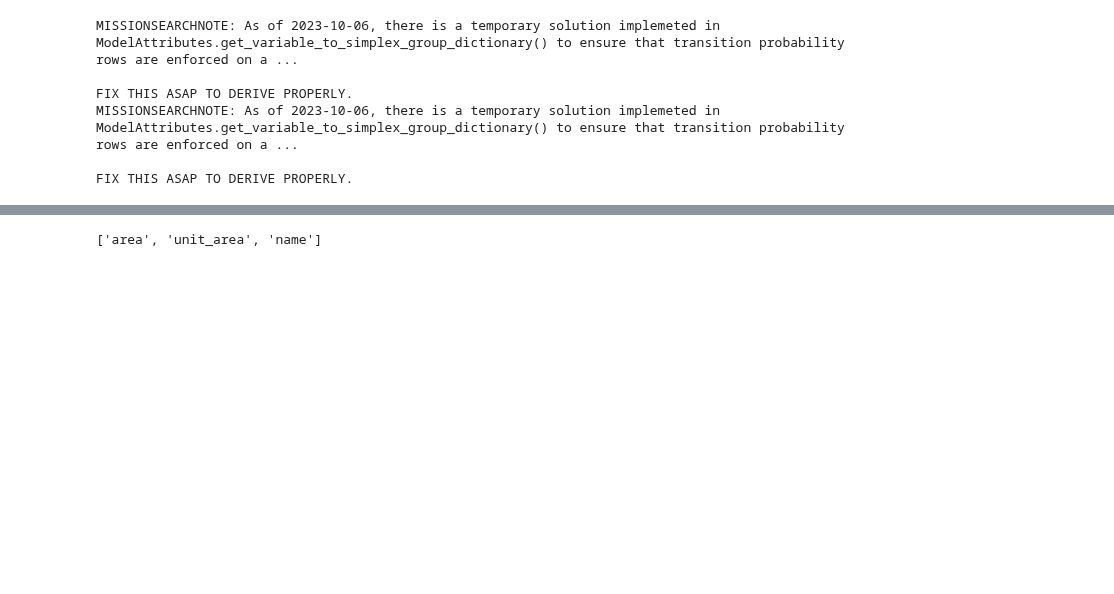
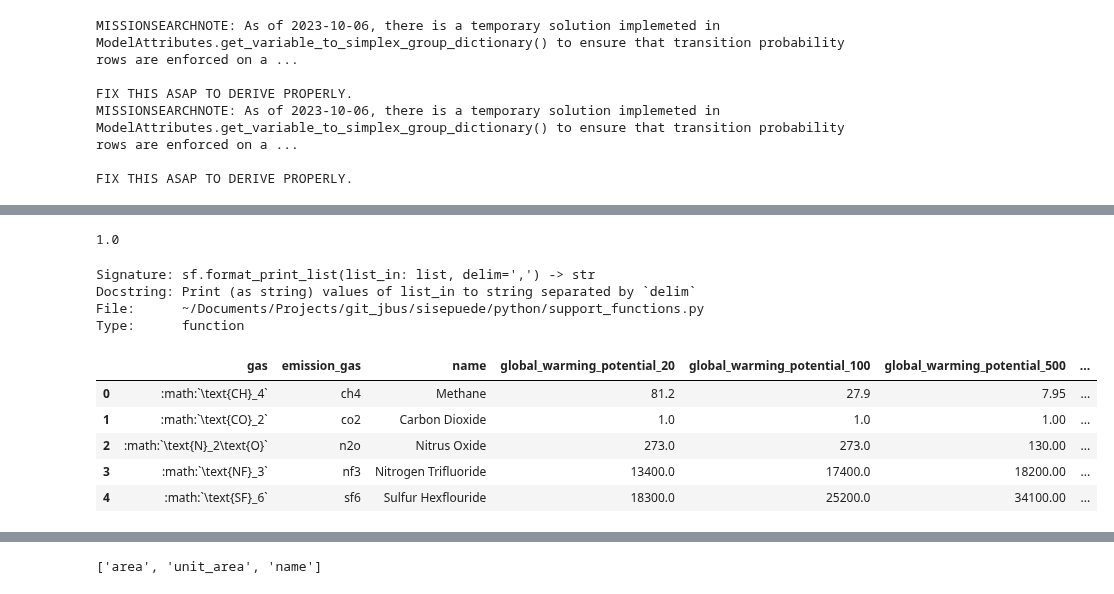
Before and after one commit to jcsyme/sisepuede, a Jupyter notebook: python/build_modvar_class.ipynb, the cells around one changed output, grey strips where cells are left out. Drawn from its saved outputs; the diff is of its cells as text; code cells hidden in the pictures; blank space fills up the shorter version.

```diff
--- a/python/build_modvar_class.ipynb
+++ b/python/build_modvar_class.ipynb
@@ -63,4 +173,24 @@ matt_new.dict_attributes.get("unit").get("energy").convert("kJ", "mmbtu")
+# %%
+matt_new.configuration.get("area_units")
+matt_new.get_volume_equivalent("m3")
+# %% [output]
+1.0
 # %%
-attr_vars = sa.model_attributes.dict_varreqs.get("partial_category_ip_ippu")#("Transportation")
-attr_cat = sa.model_attributes.get_attribute_table("IPPU")
-attr_vars.table;
+#matt_new.get_unit("monetary").convert("mm_usd", "mmm_usd")
+unit_energy.attribute_table.table
+?sf.format_print_list
+# %% [output]
+Signature: sf.format_print_list(list_in: list, delim=',') -> str
+Docstring: Print (as string) values of list_in to string separated by `delim`
+File:      ~/Documents/Projects/git_jbus/sisepuede/python/support_functions.py
+Type:      function
+# %%
+#matt_new.get_other_attribute("region").table
+matt_new.get_other_attribute("emission_gas").table.head()
+# %% [output]
+|  | gas | emission_gas | name | global_warming_potential_20 | global_warming_potential_100 | global_warming_potential_500 | ... |
+| 0 | :math:`\text{CH}_4` | ch4 | Methane | 81.2 | 27.9 | 7.95 | ... |
+| 1 | :math:`\text{CO}_2` | co2 | Carbon Dioxide | 1.0 | 1.0 | 1.00 | ... |
+| 2 | :math:`\text{N}_2\text{O}` | n2o | Nitrus Oxide | 273.0 | 273.0 | 130.00 | ... |
+| 3 | :math:`\text{NF}_3` | nf3 | Nitrogen Trifluoride | 13400.0 | 17400.0 | 18200.00 | ... |
+| 4 | :math:`\text{SF}_6` | sf6 | Sulfur Hexflouride | 18300.0 | 25200.0 | 34100.00 | ... |
```
Also changed, not shown: parts of 14 cells of this notebook, 7 other files.
